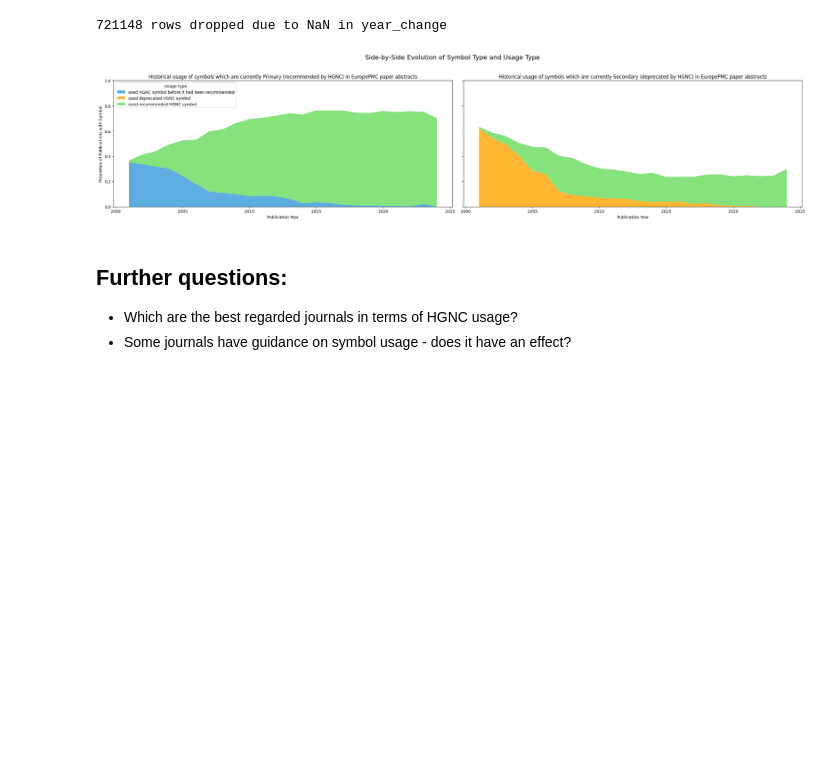
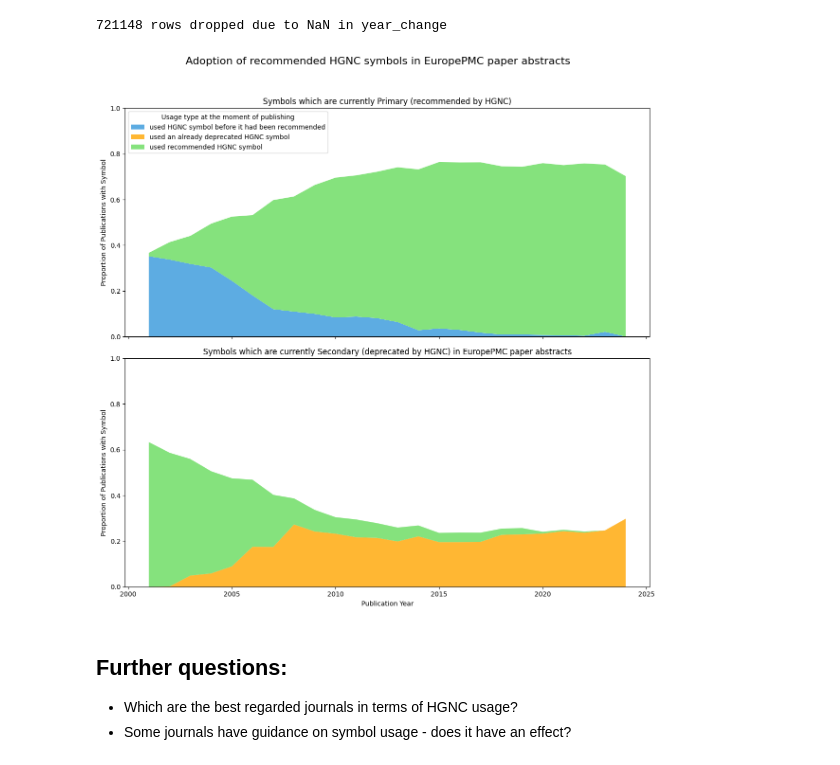
Before and after one commit to sec2pri/usecases, a Jupyter notebook: bibliometric_symbol_usage/HGNC_symbols_literature.ipynb, the cells around one changed output. Saved outputs shown, nothing was run; the diff lists cells and outputs as text; code cells hidden in the pictures; blank space fills up the shorter version.

Commit message:
Updated figures

```diff
--- a/bibliometric_symbol_usage/HGNC_symbols_literature.ipynb
+++ b/bibliometric_symbol_usage/HGNC_symbols_literature.ipynb
@@ -340,8 +340,8 @@ def subset_at_moment_of_publishing(df):
         else:  # symbol_type == "secondary"
             subset_df["usage_type"] = subset_df.apply(
             lambda row: (
-                f"used deprecated HGNC symbol"
-                if row["pubYear"] < row["year_change"]
+                f"used an already deprecated HGNC symbol"
+                if row["pubYear"] > row["year_change"]
                 else "used recommended HGNC symbol"
             ),
             axis=1,
@@ -349,7 +349,7 @@ def subset_at_moment_of_publishing(df):
             subset_df["category"] = subset_df.apply(
             lambda row: (
                 "usage: secondary"
-                if row["pubYear"] < row["year_change"]
+                if row["pubYear"] > row["year_change"]
                 else "usage: primary"
             ),
             axis=1,
@@ -375,10 +375,10 @@ p75_atm = subset_at_moment_of_publishing(p75)
 # %% [output]
 721148 rows dropped due to NaN in year_change
 # %%
-def plot_side_by_side_evolution(df, start_year=2000, end_year=2024, percentile=None):
+def plot_top_bottom_evolution(df, start_year=2000, end_year=2024, percentile=None):
     # Filter data by year range
-    filtered_df = df[(df['pubYear'] >= start_year) & (df['pubYear'] <= end_year)]
-    title = "Side-by-Side Evolution of Symbol Type and Usage Type"
+    filtered_df = df[(df["pubYear"] >= start_year) & (df["pubYear"] <= end_year)]
+    title = "Adoption of recommended HGNC symbols in EuropePMC paper abstracts"
     if percentile:
         title += f" ({percentile}th Percentile)"
 
@@ -393,60 +393,75 @@ def plot_side_by_side_evolution(df, start_year=2000, end_year=2024, percentile=N
     proportional_df = grouped_df.div(grouped_df.sum(axis=1), axis=0)
 
     # Separate data for primary and secondary symbols
-    primary_data = proportional_df.xs('primary', level='symbol_type', axis=1)
-    secondary_data = proportional_df.xs('secondary', level='symbol_type', axis=1)
+    primary_data = proportional_df.xs("primary", level="symbol_type", axis=1)
+    secondary_data = proportional_df.xs("secondary", level="symbol_type", axis=1)
 
     # Define color mapping
     primary_colors = {
         "used HGNC symbol before it had been recommended": "#3498DB",
         "used recommended HGNC symbol": "#67DB5D",
-        "used deprecated HGNC symbol": "orange",
+        "used an already deprecated HGNC symbol": "orange",
     }
     secondary_colors = {
         "used HGNC symbol before it had been recommended": "#3498DB",
         "used recommended HGNC symbol": "#67DB5D",
-        "used deprecated HGNC symbol": "orange",
+        "used an already deprecated HGNC symbol": "orange",
     }
 
-    # Create subplots for side-by-side visualization
+    # Create subplots for top-bottom visualization
     fig, axes = plt.subplots(
+        2,
         1,
-        2,
-        figsize=(25, 6),
-        sharey=True,
+        figsize=(12, 12),
+        sharex=True,
     )
     fig.suptitle(title, fontsize=16)
 
     # Plot primary symbols as a streamplot
     years = proportional_df.index
     primary_labels = primary_data.columns
     primary_values = primary_data.values.T
     primary_color_list = [primary_colors[label] for label in primary_labels]
-    axes[0].stackplot(years, primary_values, labels=primary_labels, colors=primary_color_list, alpha=0.8)
+    axes[0].stackplot(
+        years,
+        primary_values,
+        labels=primary_labels,
+        colors=primary_color_list,
+        alpha=0.8,
+    )
     axes[0].set_title(
-        "Historical usage of symbols which are currently Primary (recommended by HGNC) in EuropePMC paper abstracts"
+        "Symbols which are currently Primary (recommended by HGNC)"
     )
-    axes[0].set_xlabel("Publication Year")
     axes[0].set_ylabel("Proportion of Publications with Symbol")
-    axes[0].legend(title="Usage type", loc="upper left")
+    axes[0].legend(title="Usage type at the moment of publishing", loc="upper left")
     axes[0].set_ylim(0, 1)  # Set y-axis limits
 
     # Plot secondary symbols as a streamplot
     secondary_labels = secondary_data.columns
     secondary_values = secondary_data.values.T
     secondary_color_list = [secondary_colors[label] for label in secondary_labels]
-    axes[1].stackplot(years, secondary_values, labels=secondary_labels, colors=secondary_color_list, alpha=0.8)
-    axes[1].set_title("Historical usage of symbols which are currently Secondary (deprecated by HGNC) in EuropePMC paper abstracts")
+    axes[1].stackplot(
+        years,
+        secondary_values,
+        labels=secondary_labels,
+        colors=secondary_color_list,
+        alpha=0.8,
+    )
+    axes[1].set_title(
+        "Symbols which are currently Secondary (deprecated by HGNC) in EuropePMC paper abstracts"
+    )
     axes[1].set_xlabel("Publication Year")
+    axes[1].set_ylabel("Proportion of Publications with Symbol")
     axes[1].set_ylim(0, 1)  # Set y-axis limits
 
     # Adjust layout
     plt.tight_layout(rect=[0, 0, 1, 0.95])
     plt.show()
 
-plot_side_by_side_evolution(overall_atm, start_year=2001, end_year=2024)
+
+plot_top_bottom_evolution(overall_atm, start_year=2001, end_year=2024)
 # %% [output]
-[figure, old version]
+[figure, new version]
 # %% [markdown]
 ## Further questions:
 - Which are the best regarded journals in terms of HGNC usage?
```
